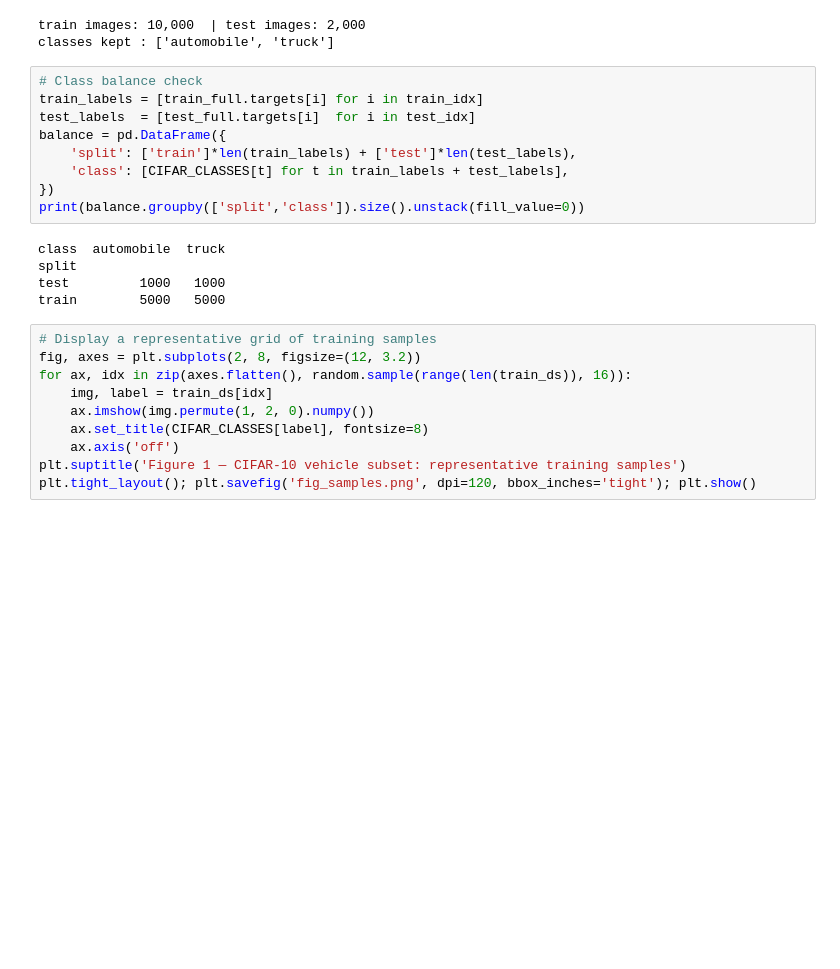
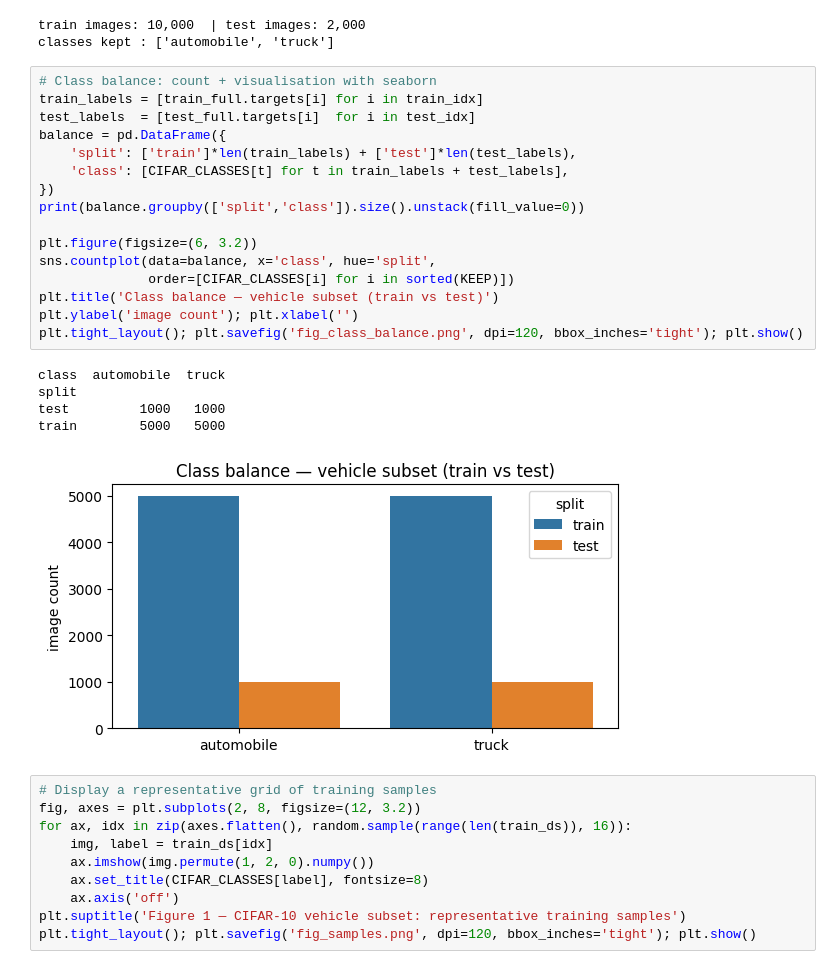
Before and after one commit to udacity-project-sidhu/generative-ai, a Jupyter notebook: Generative AI/generative_model.ipynb, the cells around one changed output. Cells and saved outputs as stored; diff of their text form; blank space fills up the shorter version.

Commit message:
Add bias paragraph to ethics section; use seaborn for class-balance plot

```diff
--- a/Generative AI/generative_model.ipynb
+++ b/Generative AI/generative_model.ipynb
@@ -97,19 +97,27 @@ print(f'classes kept : {[CIFAR_CLASSES[i] for i in sorted(KEEP)]}')
 train images: 10,000  | test images: 2,000
 classes kept : ['automobile', 'truck']
 # %%
-# Class balance check
+# Class balance: count + visualisation with seaborn
 train_labels = [train_full.targets[i] for i in train_idx]
 test_labels  = [test_full.targets[i]  for i in test_idx]
 balance = pd.DataFrame({
     'split': ['train']*len(train_labels) + ['test']*len(test_labels),
     'class': [CIFAR_CLASSES[t] for t in train_labels + test_labels],
 })
 print(balance.groupby(['split','class']).size().unstack(fill_value=0))
+
+plt.figure(figsize=(6, 3.2))
+sns.countplot(data=balance, x='class', hue='split',
+              order=[CIFAR_CLASSES[i] for i in sorted(KEEP)])
+plt.title('Class balance — vehicle subset (train vs test)')
+plt.ylabel('image count'); plt.xlabel('')
+plt.tight_layout(); plt.savefig('fig_class_balance.png', dpi=120, bbox_inches='tight'); plt.show()
 # %% [output]
 class  automobile  truck
 split
 test         1000   1000
 train        5000   5000
+[figure, added]
 # %%
 # Display a representative grid of training samples
 fig, axes = plt.subplots(2, 8, figsize=(12, 3.2))
```
Also changed, not shown: parts of 1 cell of this notebook, 4 other files.
